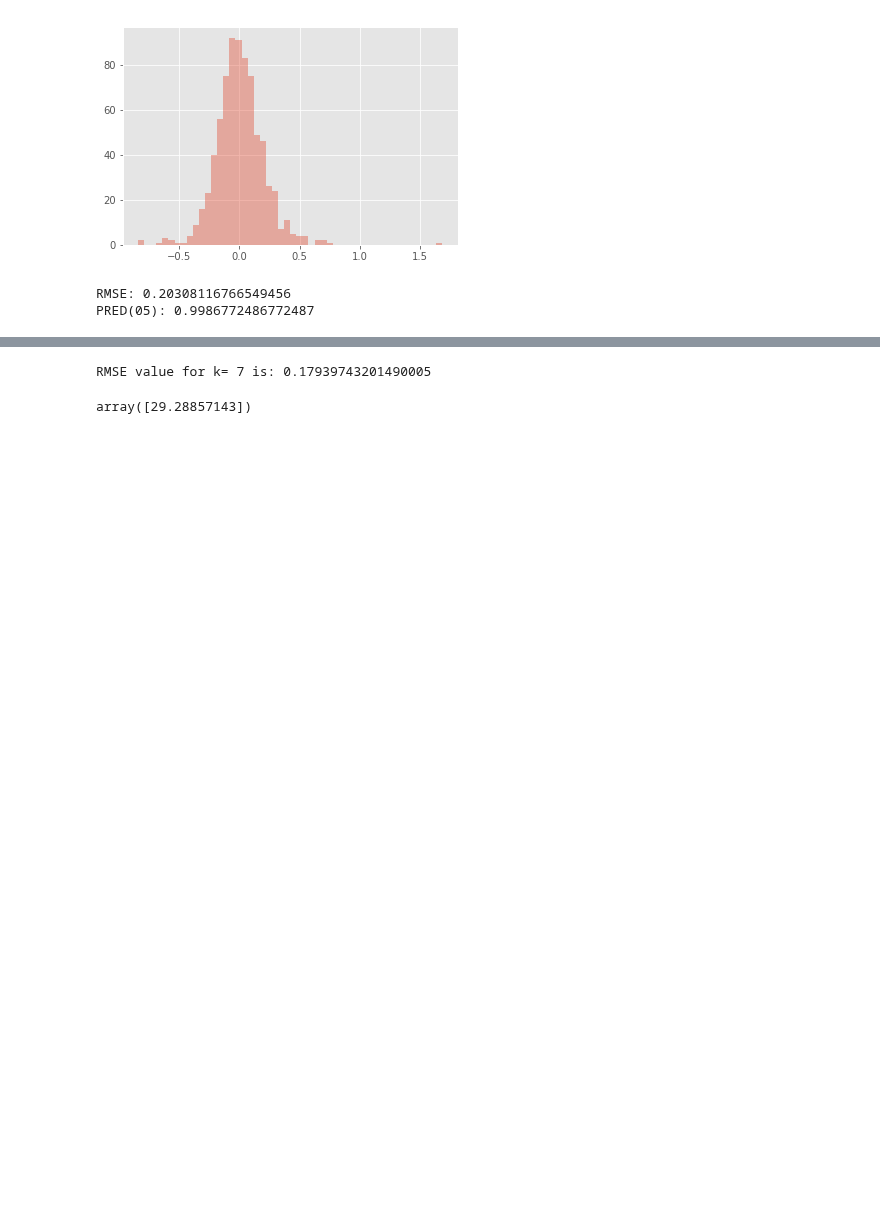
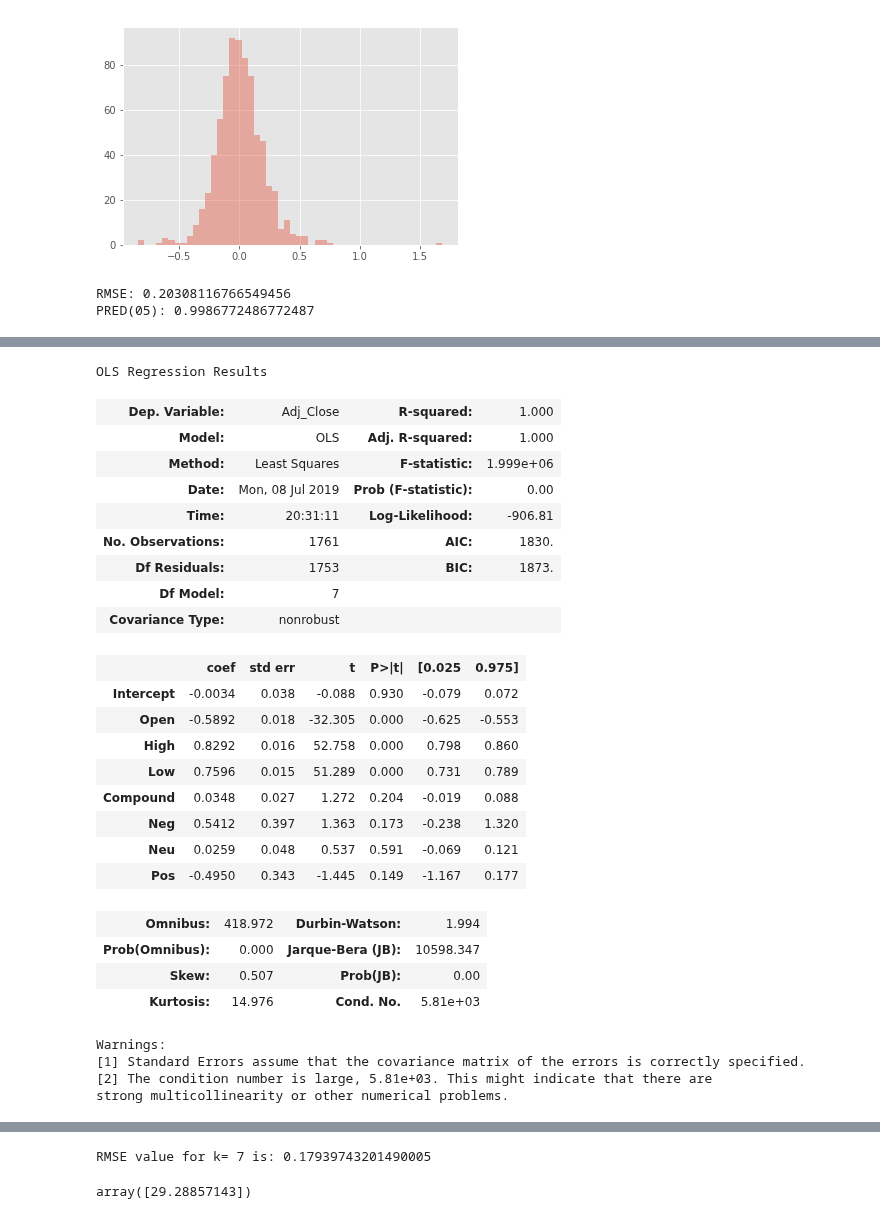
Before and after one commit to micattia/Capstone, a Jupyter notebook: 06_Exprimental_Test_and_Modeling.ipynb, the cells around one changed output, grey strips where cells are left out. Drawn from its saved outputs; the diff is of its cells as text; code cells hidden in the pictures; blank space fills up the shorter version.

```diff
--- a/06_Exprimental_Test_and_Modeling.ipynb
+++ b/06_Exprimental_Test_and_Modeling.ipynb
@@ -327,0 +365,49 @@ PRED(05): 0.9986772486772487
+# %%
+################################################ LINEAR REGRESSION WITH APPLE STOCK ##########################################################################
+#######APPLE################APPPLE################APPPLE####################APPLE##########################APPPLE######################APPLE##################
+################################################################################
+# APPLE LINEAR TEST 1
+# TESTING - SIMPLE LINIER REGRESSION
+# REMOVE CLOSE COLUMN AS IT IS THE SAME VALUE AS ADJ_CLOSE
+# SPLITING THE DATA INTO TRAINING SET AND TEST SET
+# THEN BUILDONG THE MODEL BASED ON THE TRAINING SET
+################################################################################
+from patsy import dmatrices
+from sklearn.model_selection import train_test_split
+import statsmodels.discrete.discrete_model as sm
+import statsmodels.api as sm1
+
+train_set, test_set = train_test_split(dfAPPL, train_size=0.7, random_state=1)
+
+y_train, X_train = dmatrices('Adj_Close ~ Open + High + Low + Compound + Neg + Neu + Pos', train_set, return_type = 'dataframe')
+linier = sm1.OLS(y_train , X_train)
+linreg = linier.fit()
+linreg.summary()
+# %% [output]
+OLS Regression Results
+| Dep. Variable: | Adj_Close | R-squared: | 1.000 |
+| Model: | OLS | Adj. R-squared: | 1.000 |
+| Method: | Least Squares | F-statistic: | 1.999e+06 |
+| Date: | Mon, 08 Jul 2019 | Prob (F-statistic): | 0.00 |
+| Time: | 20:31:11 | Log-Likelihood: | -906.81 |
+| No. Observations: | 1761 | AIC: | 1830. |
+| Df Residuals: | 1753 | BIC: | 1873. |
+| Df Model: | 7 |  |  |
+| Covariance Type: | nonrobust |  |  |
+|  | coef | std err | t | P>|t| | [0.025 | 0.975] |
+| Intercept | -0.0034 | 0.038 | -0.088 | 0.930 | -0.079 | 0.072 |
+| Open | -0.5892 | 0.018 | -32.305 | 0.000 | -0.625 | -0.553 |
+| High | 0.8292 | 0.016 | 52.758 | 0.000 | 0.798 | 0.860 |
+| Low | 0.7596 | 0.015 | 51.289 | 0.000 | 0.731 | 0.789 |
+| Compound | 0.0348 | 0.027 | 1.272 | 0.204 | -0.019 | 0.088 |
+| Neg | 0.5412 | 0.397 | 1.363 | 0.173 | -0.238 | 1.320 |
+| Neu | 0.0259 | 0.048 | 0.537 | 0.591 | -0.069 | 0.121 |
+| Pos | -0.4950 | 0.343 | -1.445 | 0.149 | -1.167 | 0.177 |
+| Omnibus: | 418.972 | Durbin-Watson: | 1.994 |
+| Prob(Omnibus): | 0.000 | Jarque-Bera (JB): | 10598.347 |
+| Skew: | 0.507 | Prob(JB): | 0.00 |
+| Kurtosis: | 14.976 | Cond. No. | 5.81e+03 |
+Warnings:
+[1] Standard Errors assume that the covariance matrix of the errors is correctly specified.
+[2] The condition number is large, 5.81e+03. This might indicate that there are
+strong multicollinearity or other numerical problems.
```
Also changed, not shown: parts of 10 cells of this notebook.
